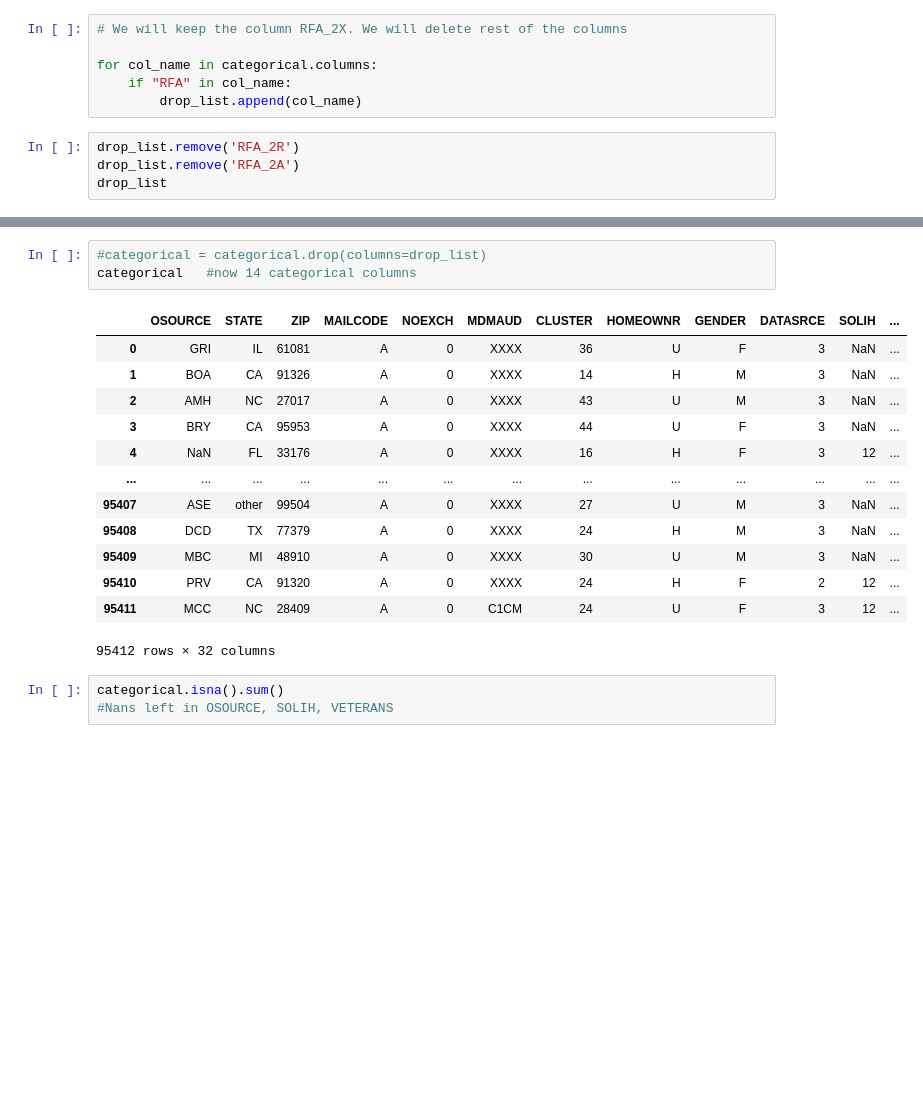
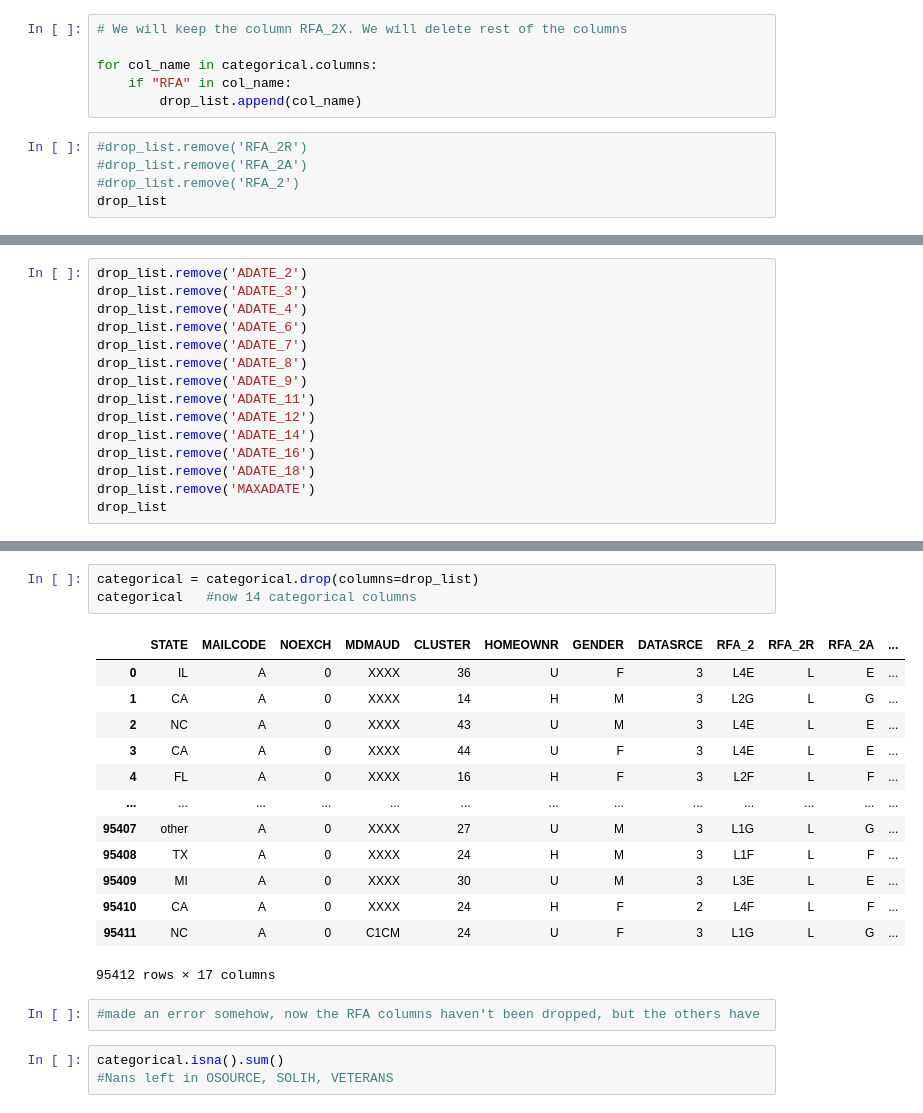
Before and after one commit to hollyjanedalton/Labs-Week-7, a Jupyter notebook: L. 7.01 7.02 original.ipynb, the cells around one changed output, grey strips where cells are left out. Saved outputs shown, nothing was run; the diff lists cells and outputs as text; blank space fills up the shorter version.

```diff
--- a/L. 7.01 7.02 original.ipynb
+++ b/L. 7.01 7.02 original.ipynb
@@ -971,7 +971,8 @@ for col_name in categorical.columns:
     if "RFA" in col_name:
         drop_list.append(col_name)
 # %%
-drop_list.remove('RFA_2R')
-drop_list.remove('RFA_2A')
+#drop_list.remove('RFA_2R')
+#drop_list.remove('RFA_2A')
+#drop_list.remove('RFA_2')
 drop_list
 # %% [output]
@@ -993,3 +993,18 @@ drop_list
  'RFA_14',
  'RFA_16',
  'RFA_18']
+# %%
+drop_list.remove('ADATE_2')
+drop_list.remove('ADATE_3')
+drop_list.remove('ADATE_4')
+drop_list.remove('ADATE_6')
+drop_list.remove('ADATE_7')
+drop_list.remove('ADATE_8')
+drop_list.remove('ADATE_9')
+drop_list.remove('ADATE_11')
+drop_list.remove('ADATE_12')
+drop_list.remove('ADATE_14')
+drop_list.remove('ADATE_16')
+drop_list.remove('ADATE_18')
+drop_list.remove('MAXADATE')
+drop_list
@@ -996,20 +1023,22 @@ drop_list
 # %%
-#categorical = categorical.drop(columns=drop_list)
+categorical = categorical.drop(columns=drop_list)
 categorical   #now 14 categorical columns
 # %% [output]
-|  | OSOURCE | STATE | ZIP | MAILCODE | NOEXCH | MDMAUD | CLUSTER | HOMEOWNR | GENDER | DATASRCE | SOLIH | ... |
-| 0 | GRI | IL | 61081 | A | 0 | XXXX | 36 | U | F | 3 | NaN | ... |
-| 1 | BOA | CA | 91326 | A | 0 | XXXX | 14 | H | M | 3 | NaN | ... |
-| 2 | AMH | NC | 27017 | A | 0 | XXXX | 43 | U | M | 3 | NaN | ... |
-| 3 | BRY | CA | 95953 | A | 0 | XXXX | 44 | U | F | 3 | NaN | ... |
-| 4 | NaN | FL | 33176 | A | 0 | XXXX | 16 | H | F | 3 | 12 | ... |
+|  | STATE | MAILCODE | NOEXCH | MDMAUD | CLUSTER | HOMEOWNR | GENDER | DATASRCE | RFA_2 | RFA_2R | RFA_2A | ... |
+| 0 | IL | A | 0 | XXXX | 36 | U | F | 3 | L4E | L | E | ... |
+| 1 | CA | A | 0 | XXXX | 14 | H | M | 3 | L2G | L | G | ... |
+| 2 | NC | A | 0 | XXXX | 43 | U | M | 3 | L4E | L | E | ... |
+| 3 | CA | A | 0 | XXXX | 44 | U | F | 3 | L4E | L | E | ... |
+| 4 | FL | A | 0 | XXXX | 16 | H | F | 3 | L2F | L | F | ... |
 | ... | ... | ... | ... | ... | ... | ... | ... | ... | ... | ... | ... | ... |
-| 95407 | ASE | other | 99504 | A | 0 | XXXX | 27 | U | M | 3 | NaN | ... |
-| 95408 | DCD | TX | 77379 | A | 0 | XXXX | 24 | H | M | 3 | NaN | ... |
-| 95409 | MBC | MI | 48910 | A | 0 | XXXX | 30 | U | M | 3 | NaN | ... |
-| 95410 | PRV | CA | 91320 | A | 0 | XXXX | 24 | H | F | 2 | 12 | ... |
-| 95411 | MCC | NC | 28409 | A | 0 | C1CM | 24 | U | F | 3 | 12 | ... |
+| 95407 | other | A | 0 | XXXX | 27 | U | M | 3 | L1G | L | G | ... |
+| 95408 | TX | A | 0 | XXXX | 24 | H | M | 3 | L1F | L | F | ... |
+| 95409 | MI | A | 0 | XXXX | 30 | U | M | 3 | L3E | L | E | ... |
+| 95410 | CA | A | 0 | XXXX | 24 | H | F | 2 | L4F | L | F | ... |
+| 95411 | NC | A | 0 | C1CM | 24 | U | F | 3 | L1G | L | G | ... |
-95412 rows × 32 columns
+95412 rows × 17 columns
+# %%
+#made an error somehow, now the RFA columns haven't been dropped, but the others have
 # %%
 categorical.isna().sum()
 #Nans left in OSOURCE, SOLIH, VETERANS
```
Also changed, not shown: parts of 8 cells of this notebook.
